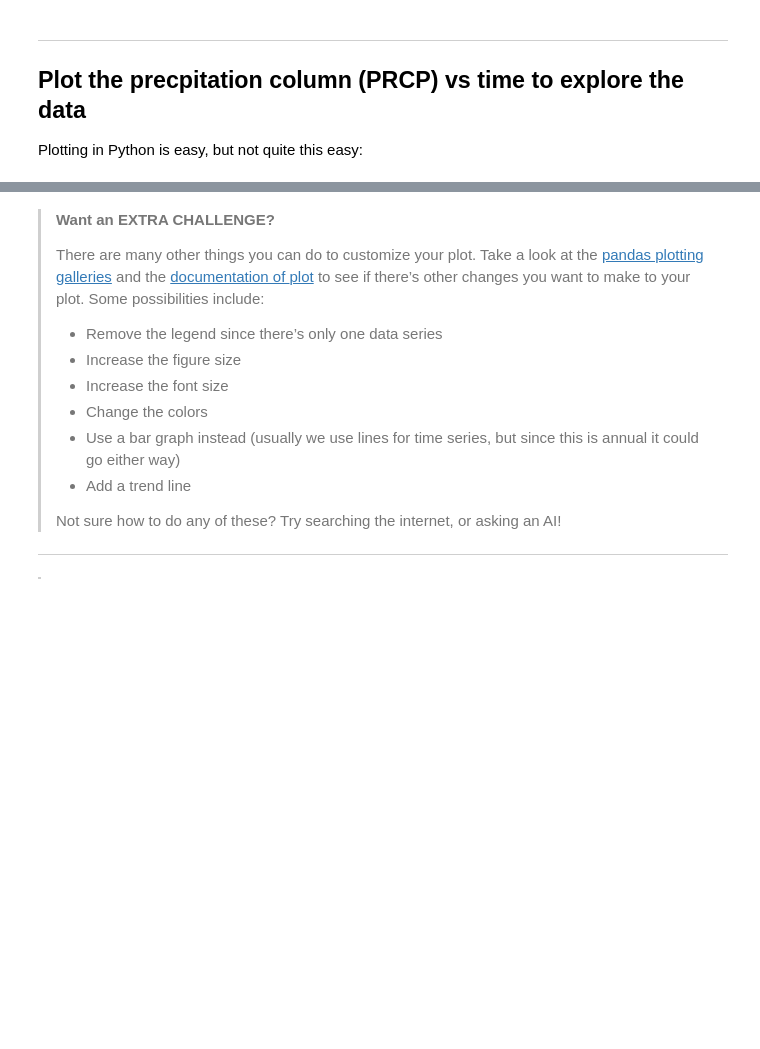
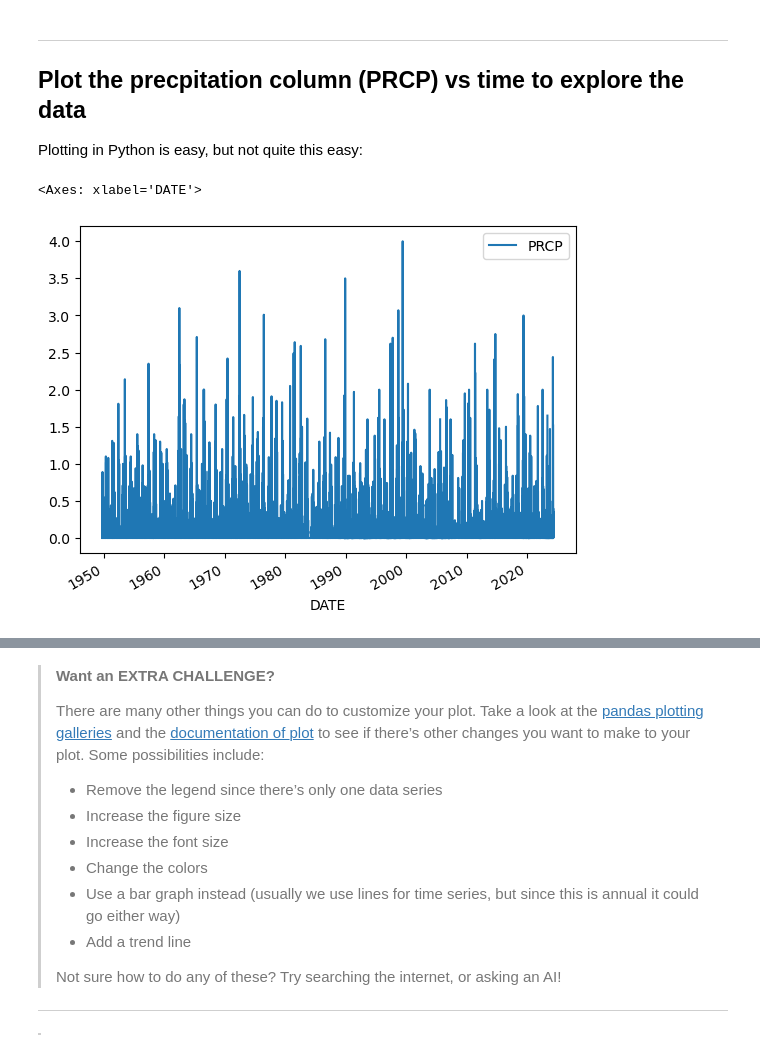
Before and after one commit to cu-esiil-edu/stars-01-get-started-PawHEKMoo, a Jupyter notebook: get-started-with-open-reproducible-science.ipynb, the cells around one changed output, grey strips where cells are left out. Cells and saved outputs as stored; diff of their text form; code cells hidden in the pictures; blank space fills up the shorter version.

```diff
--- a/get-started-with-open-reproducible-science.ipynb
+++ b/get-started-with-open-reproducible-science.ipynb
@@ -414,7 +414,10 @@ You earned 0 of 5 points for downloading data
 
 Plotting in Python is easy, but not quite this easy:
 # %%
-rapid_df.plot()
+rapid_df.plot(y='PRCP')
+# %% [output]
+<Axes: xlabel='DATE'>
+[figure, added]
 # %% [markdown]
 > ****Label and describe your plots****
 >
```
Also changed, not shown: parts of 5 cells of this notebook.
